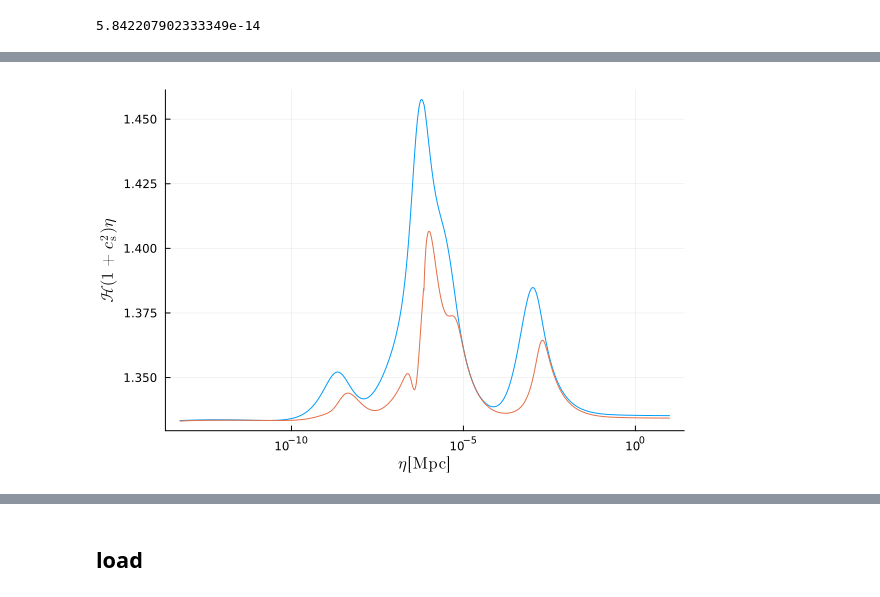
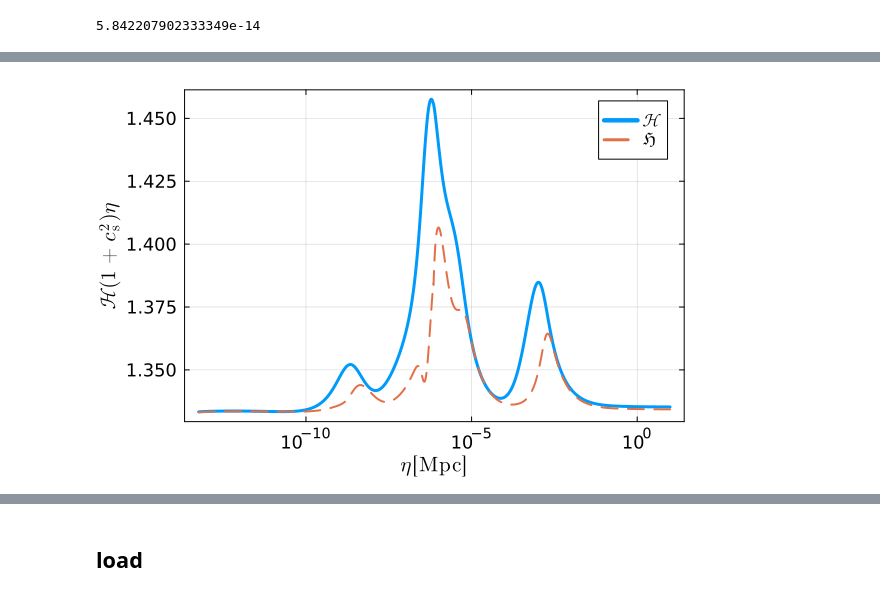
Before and after one commit to NekomammaT/SIGW_QCD, a Jupyter notebook: SIGW_QCD_WKB.ipynb, the cells around one changed output, grey strips where cells are left out. Cells and saved outputs as stored; diff of their text form; code cells hidden in the pictures.

```diff
--- a/SIGW_QCD_WKB.ipynb
+++ b/SIGW_QCD_WKB.ipynb
@@ -215,10 +215,10 @@ anorm(eta1e4)
 # %%
 frkH(eta) = calHnorm(eta)*(1+cs2sol(eta));
 # %%
-plot(etalist, map(x -> x*calHnorm(x)*(1+1/3), etalist), xscale=:log10, xlabel=L"$\eta\,[\mathrm{Mpc}]$", ylabel=L"$\mathcal{H}(1+c_\mathrm{s}^2)\eta$", legend=false)
-plot!(etalist, map(x -> x*frkH(x), etalist))
+plot(etalist, map(x -> x*calHnorm(x)*(1+1/3), etalist), xscale=:log10, label=L"$\mathcal{H}$", xlabel=L"$\eta\,[\mathrm{Mpc}]$", ylabel=L"$\mathcal{H}(1+c_\mathrm{s}^2)\eta$", legend=true)
+plot!(etalist, map(x -> x*frkH(x), etalist), label=L"$\mathfrak{H}$", linestyle=:dash, linewidth=:2)
 # %% [output]
-[figure, old version]
+[figure, new version]
 # %%
 frka(eta) = anorm(eta)^(4/3)*quadgk(frkH,etai*norm,eta)[1];
 # %%
```
Also changed, not shown: parts of 13 cells of this notebook.
